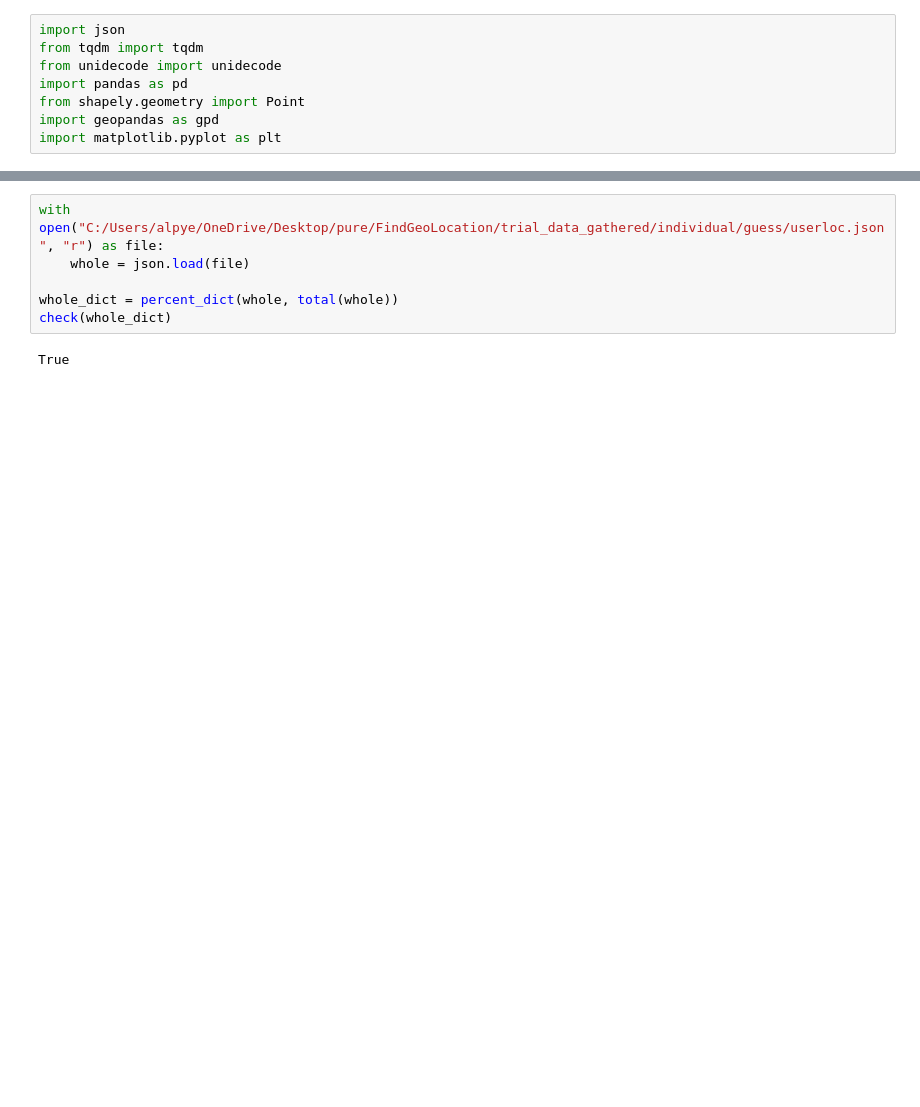
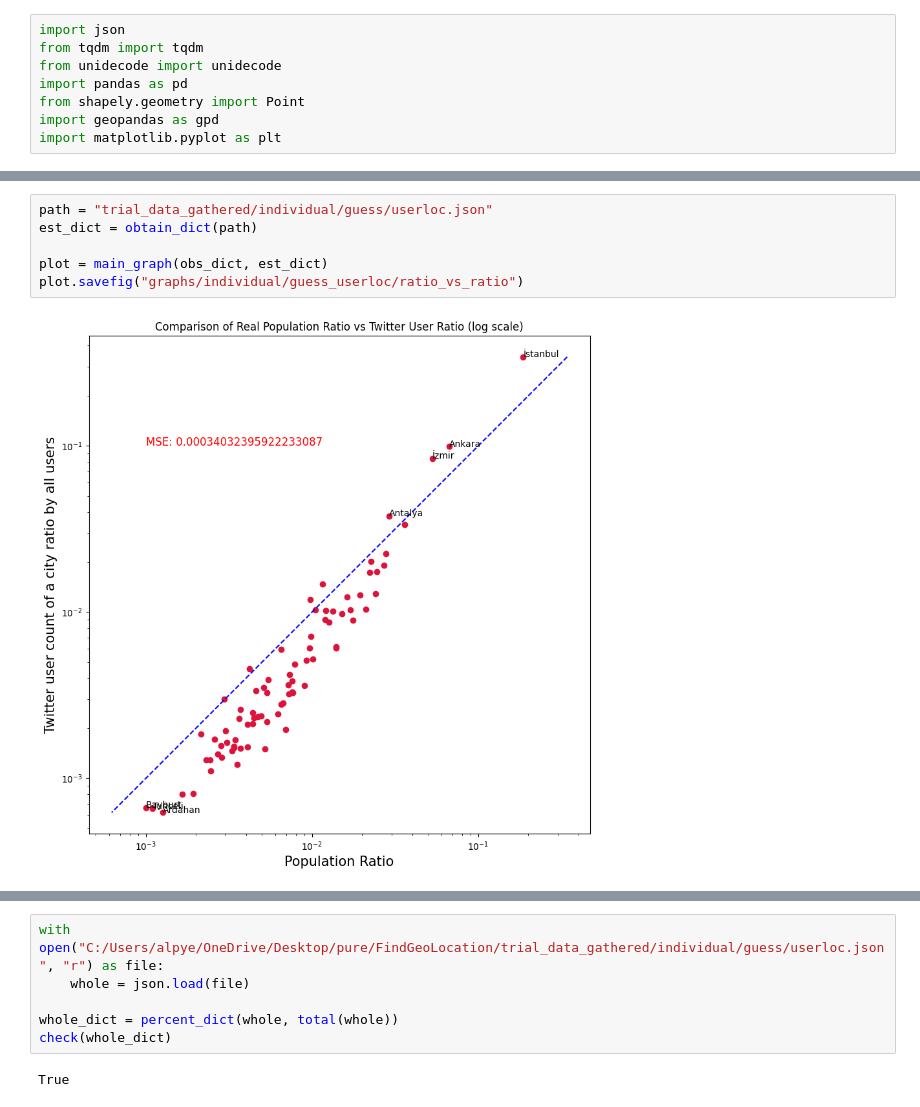
Before and after one commit to alpYener123/FindGeoLocation, a Jupyter notebook: extracting_graphs.ipynb, the cells around one changed output, grey strips where cells are left out. Cells and saved outputs as stored; diff of their text form; blank space fills up the shorter version.

```diff
--- a/extracting_graphs.ipynb
+++ b/extracting_graphs.ipynb
@@ -43,0 +161,8 @@ def mean_squared_error(dict1, dict2):
+# %%
+path = "trial_data_gathered/individual/guess/userloc.json"
+est_dict = obtain_dict(path)
+
+plot = main_graph(obs_dict, est_dict)
+plot.savefig("graphs/individual/guess_userloc/ratio_vs_ratio")
+# %% [output]
+[figure, added]
```
Also changed, not shown: parts of 11 cells of this notebook, 12 other files.
